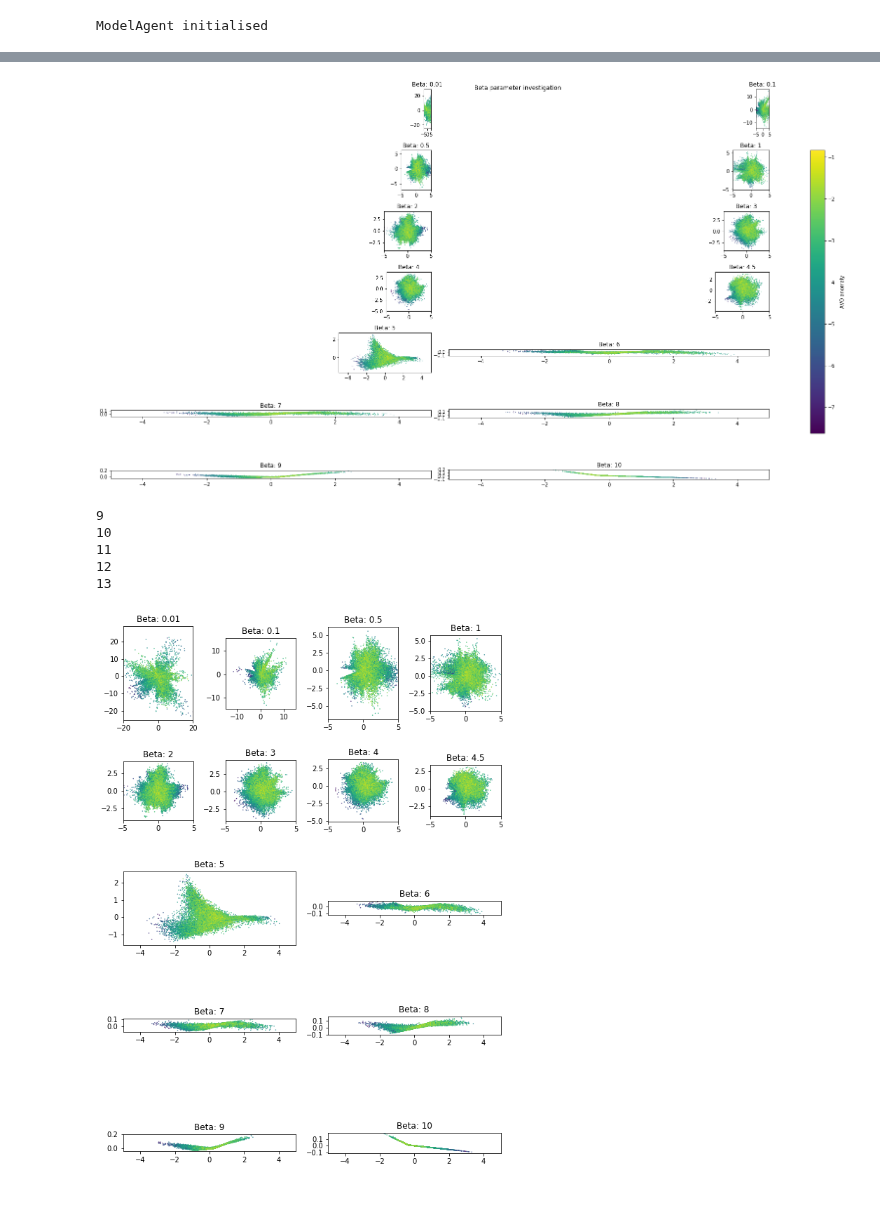
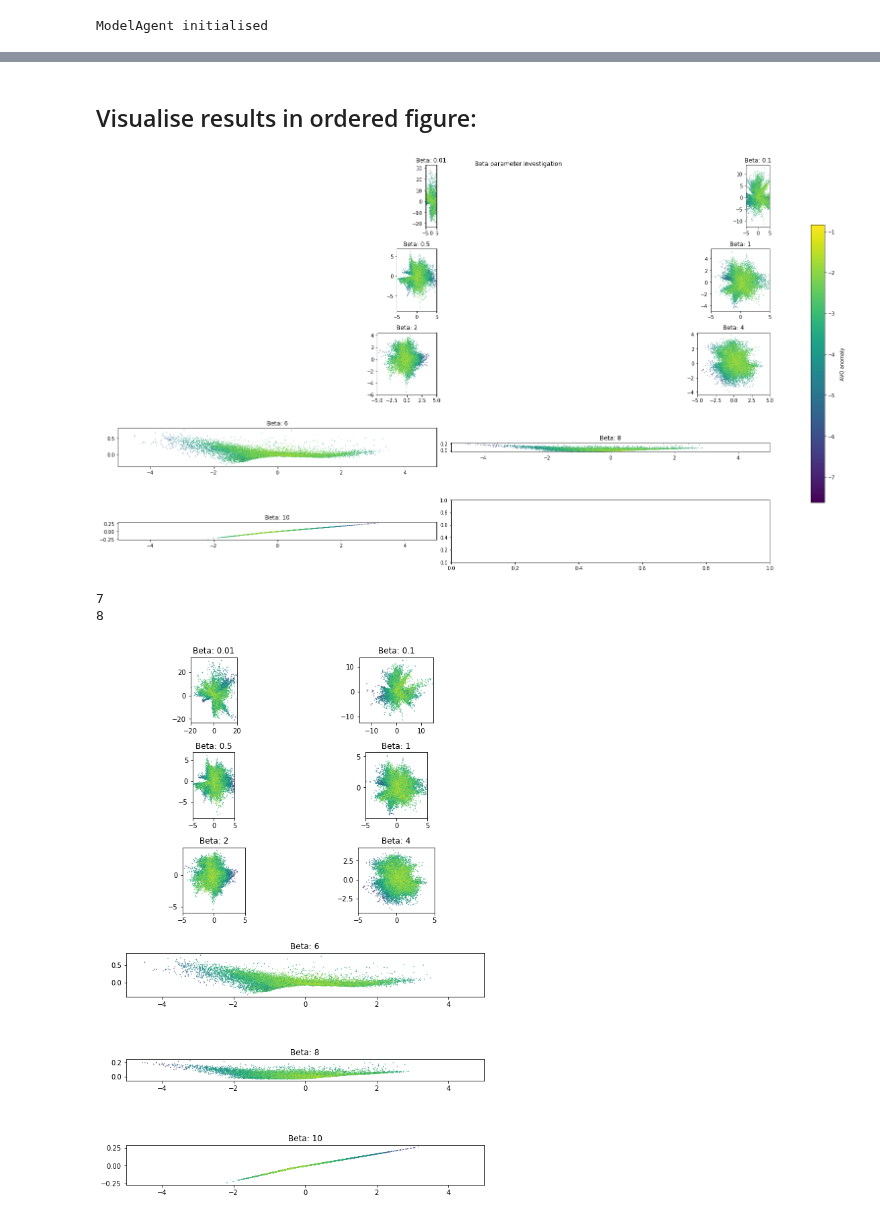
Before and after one commit to msc-acse/acse-9-independent-research-project-coush001, a Jupyter notebook: Investigation_Notebooks/Investigate beta.ipynb, the cells around one changed output, grey strips where cells are left out. Drawn from its saved outputs; the diff is of its cells as text; code cells hidden in the pictures.

```diff
--- a/Investigation_Notebooks/Investigate beta.ipynb
+++ b/Investigation_Notebooks/Investigate beta.ipynb
@@ -4,7 +4,7 @@ import pickle
 import torch.nn as nn
 
 # load data
-file_pi2 = open('./pickled/data.pickle', 'rb')
+file_pi2 = open('../pickled/data.pickle', 'rb')
 dataholder = pickle.load(file_pi2)
 file_pi2.close()
 # %%
@@ -20,13 +22,13 @@ ModelAgent initialised
 # %%
 import copy
 
-betas = [0.01, 0.1, 0.5, 1, 2, 3, 4, 4.5, 5, 6, 7, 8, 9, 10]
+betas = [0.01, 0.1, 0.5, 1, 2, 4, 6, 8, 10]
 
 models = [i for i in range(len(betas))]
 ELBO = [i for i in range(len(betas))]
 
 for count, i in enumerate(betas):
-        bvae.reduce(epochs=20, hidden_size=2, lr=0.005, beta=i, plot_loss=False)
+        bvae.reduce(epochs=300, hidden_size=2, lr=0.005, beta=i, plot_loss=False)
         bvae.to_2d()
         model = copy.deepcopy(bvae)
         models[count] = model
@@ -52,18 +55,17 @@ NOTE: embedding already reduced to 2D latent space, UMAP will not be run
+# %% [markdown]
+## Visualise results in ordered figure:
 # %%
 def plot_agent(model, attr='FF', ax=False, count=False):
     ax.set(title='Beta: {}'.format(betas[count]),
            aspect='equal', xlim=(-5, 5) )
-
-
     scatter = ax.scatter(model.two_dimensions[:, 0], model.two_dimensions[:, 1],
                          s=0.2,
                          c=model.attributes[attr])
-
     return scatter
 
 
 # axes are in a two-dimensional array, indexed by [row, col]
-fig, ax = plt.subplots(len(betas)//2, 2, figsize=(24, 12), sharex=False, sharey=False)
+fig, ax = plt.subplots(len(betas)//2 + 1, 2, figsize=(24, 12), sharex=False, sharey=False)
 
 
 fig.suptitle('Beta parameter investigation')
@@ -79,56 +81,44 @@ cbar.set_label(label='AVO anomaly', rotation=90, labelpad=10)
 
 plt.show()
 # %% [output]
-[figure, old version]
+[figure, new version]
 # %%
 import matplotlib.pyplot as plt
 from matplotlib.gridspec import GridSpec
 
 
 def format_axes(fig):
     for i, ax in enumerate(fig.axes):
-#         ax.text(0.5, 0.5, "ax%d" % (i+1), va="center", ha="center")
-#         ax.tick_params(labelbottom=False, labelleft=False)
-        plot_agent(models[i], ax=ax, count=i)
-#         if i < 3:
-#             ax.set_xlim(-20,20)
-        if i > 8:
+        a = plot_agent(models[i], ax=ax, count=i)
+        if i > 6:
             print(i)
-            ax.set_aspect(4)
+            ax.set_aspect(2)
+    return a
 
 fig = plt.figure(constrained_layout=False, figsize=(8.27, 11.69))
 
-gs = GridSpec(5, 4, figure=fig)
+gs = GridSpec(6, 2, figure=fig)
 ax1 = fig.add_subplot(gs[0, 0])
 ax2 = fig.add_subplot(gs[0, 1])
-ax3 = fig.add_subplot(gs[0, 2])
-ax4 = fig.add_subplot(gs[0, 3])
-ax5 = fig.add_subplot(gs[1, 0])
-ax6 = fig.add_subplot(gs[1, 1])
-ax7 = fig.add_subplot(gs[1, 2])
-ax8 = fig.add_subplot(gs[1, 3])
-
-ax13 = fig.add_subplot(gs[2, :2])
-ax14 = fig.add_subplot(gs[2, 2:])
-ax15 = fig.add_subplot(gs[3, :2])
-ax16 = fig.add_subplot(gs[3, 2:])
-ax17 = fig.add_subplot(gs[4, :2])
-ax18 = fig.add_subplot(gs[4, 2:])
+ax3 = fig.add_subplot(gs[1, 0])
+ax4 = fig.add_subplot(gs[1, 1])
+ax5 = fig.add_subplot(gs[2, 0])
+ax6 = fig.add_subplot(gs[2, 1])
+ax7 = fig.add_subplot(gs[3, :])
+ax8 = fig.add_subplot(gs[4, :])
+ax9 = fig.add_subplot(gs[5, :])
 
 
-format_axes(fig)
+a = format_axes(fig)
+
+
 ax1.set_xlim(-20,20)
 ax2.set_xlim(-15,15)
 
 fig.tight_layout()
 
-plt.show()
-plt.savefig('./images/beta_param.png')
-fig.savefig()
+plt.savefig('../../../all figures/beta_param.png', bbox_inches = "tight")
 # %% [output]
-9
-10
-11
-12
-13
+7
+8
-[figure, old version]
+[figure, new version]
```
Also changed, not shown: parts of 5 cells of this notebook, 16 other files.
